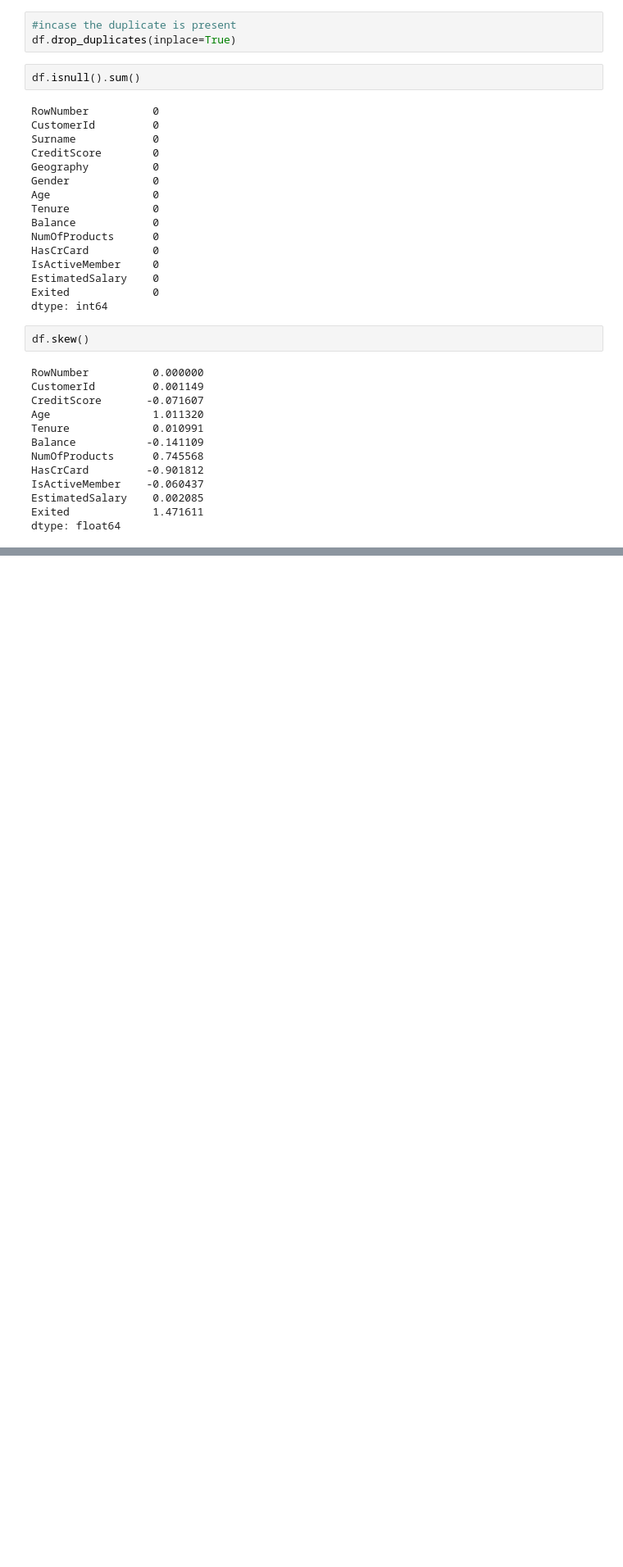
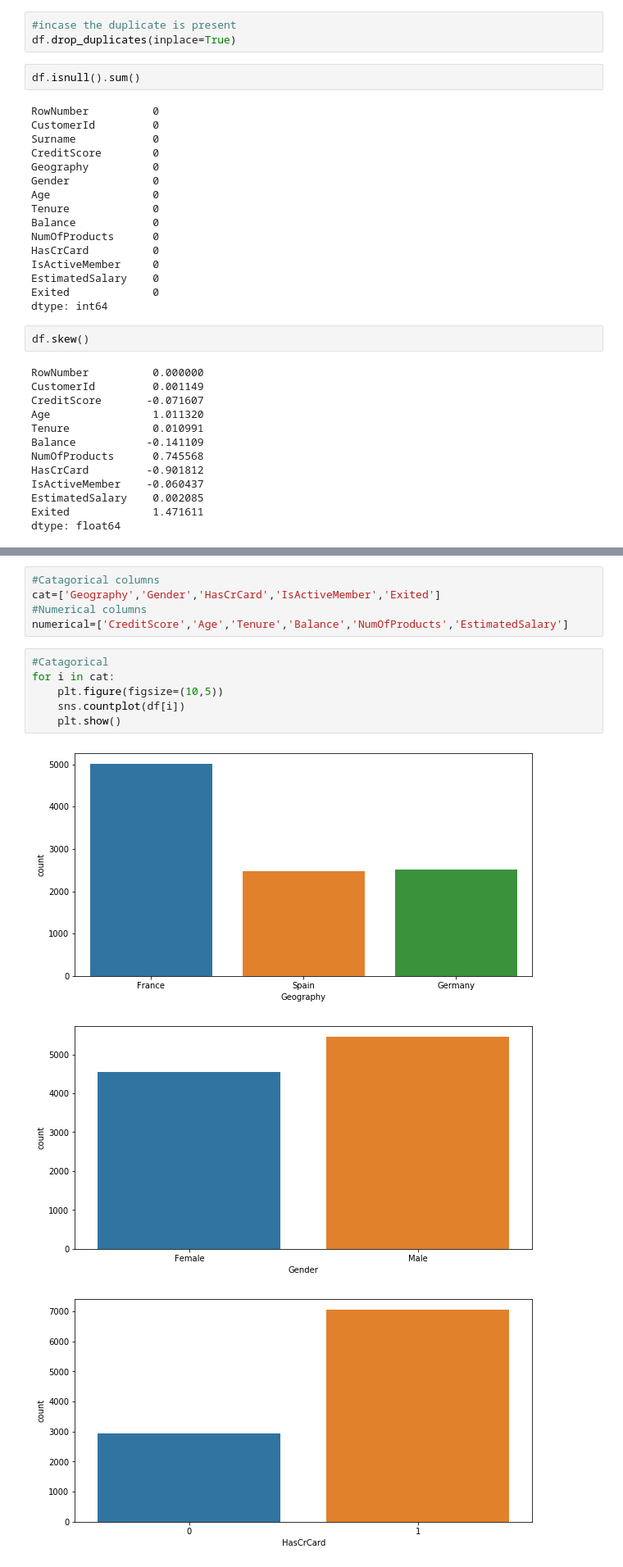
Before and after one commit to Rahulsusith/Machine-Learning-Training-Xebia, a Jupyter notebook: Bank Chun Analysis.ipynb, the cells around one changed output, grey strips where cells are left out. Shown at 82% size. Saved outputs shown, nothing was run; the diff lists cells and outputs as text; blank space fills up the shorter version.

```diff
--- a/Bank Chun Analysis.ipynb
+++ b/Bank Chun Analysis.ipynb
@@ -140,0 +151,15 @@ dtype: float64
+# %%
+#Catagorical columns
+cat=['Geography','Gender','HasCrCard','IsActiveMember','Exited']
+#Numerical columns
+numerical=['CreditScore','Age','Tenure','Balance','NumOfProducts','EstimatedSalary']
+# %%
+#Catagorical
+for i in cat:
+    plt.figure(figsize=(10,5))
+    sns.countplot(df[i])
+    plt.show()
+# %% [output]
+[figure, added]
+[figure, added]
+[figure, added]
```
Also changed, not shown: parts of 13 cells of this notebook.
